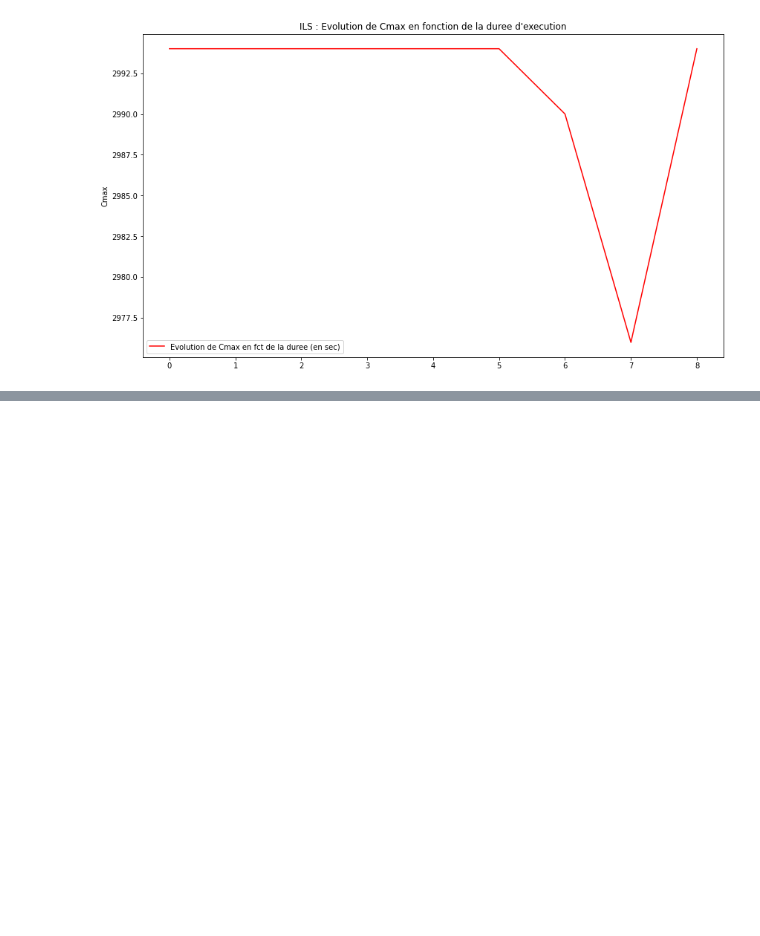
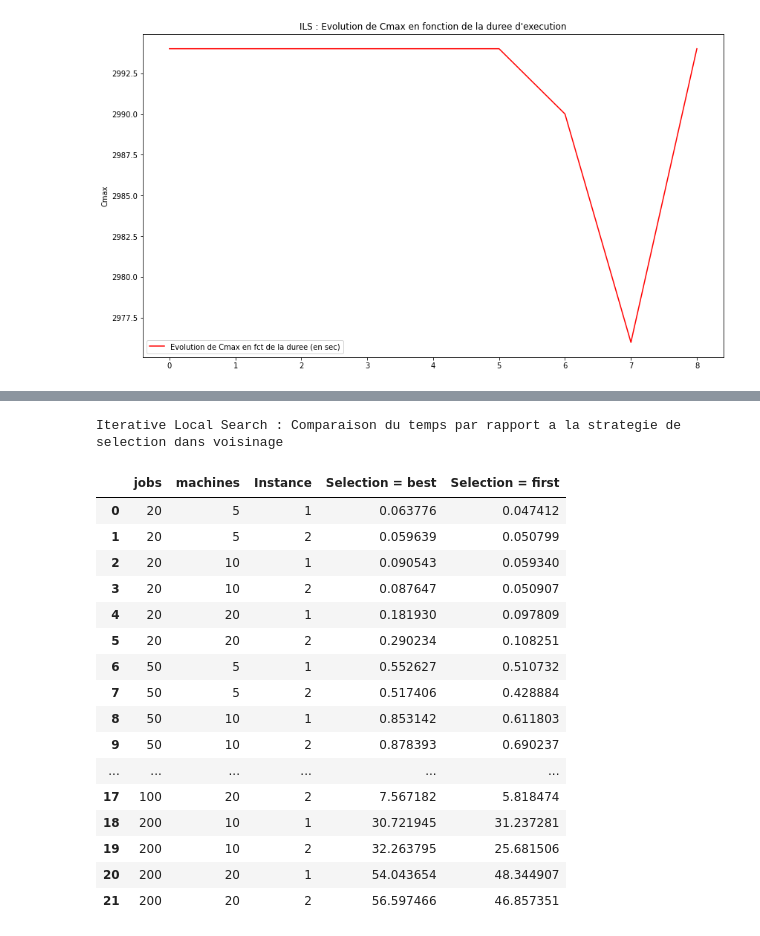
Before and after one commit to MOKHTARIMelissa/FSP, a Jupyter notebook: FSP.ipynb, the cells around one changed output, grey strips where cells are left out. Saved outputs shown, nothing was run; the diff lists cells and outputs as text; code cells hidden in the pictures; blank space fills up the shorter version.

```diff
--- a/FSP.ipynb
+++ b/FSP.ipynb
@@ -1569,0 +1619,30 @@ plt.show()
+# %%
+print("Iterative Local Search : Comparaison du temps par rapport a la strategie de selection dans voisinage")
+
+pd.DataFrame({
+    "jobs":jobs,
+    "machines":machines,
+    "Instance" : Instances,
+    "Selection = best" : ils_best_temps,
+    "Selection = first" : ils_first_temps
+
+})
+# %% [output]
+Iterative Local Search : Comparaison du temps par rapport a la strategie de selection dans voisinage
+|  | jobs | machines | Instance | Selection = best | Selection = first |
+| 0 | 20 | 5 | 1 | 0.063776 | 0.047412 |
+| 1 | 20 | 5 | 2 | 0.059639 | 0.050799 |
+| 2 | 20 | 10 | 1 | 0.090543 | 0.059340 |
+| 3 | 20 | 10 | 2 | 0.087647 | 0.050907 |
+| 4 | 20 | 20 | 1 | 0.181930 | 0.097809 |
+| 5 | 20 | 20 | 2 | 0.290234 | 0.108251 |
+| 6 | 50 | 5 | 1 | 0.552627 | 0.510732 |
+| 7 | 50 | 5 | 2 | 0.517406 | 0.428884 |
+| 8 | 50 | 10 | 1 | 0.853142 | 0.611803 |
+| 9 | 50 | 10 | 2 | 0.878393 | 0.690237 |
+| ... | ... | ... | ... | ... | ... |
+| 17 | 100 | 20 | 2 | 7.567182 | 5.818474 |
+| 18 | 200 | 10 | 1 | 30.721945 | 31.237281 |
+| 19 | 200 | 10 | 2 | 32.263795 | 25.681506 |
+| 20 | 200 | 20 | 1 | 54.043654 | 48.344907 |
+| 21 | 200 | 20 | 2 | 56.597466 | 46.857351 |
```
Also changed, not shown: parts of 4 cells of this notebook.
